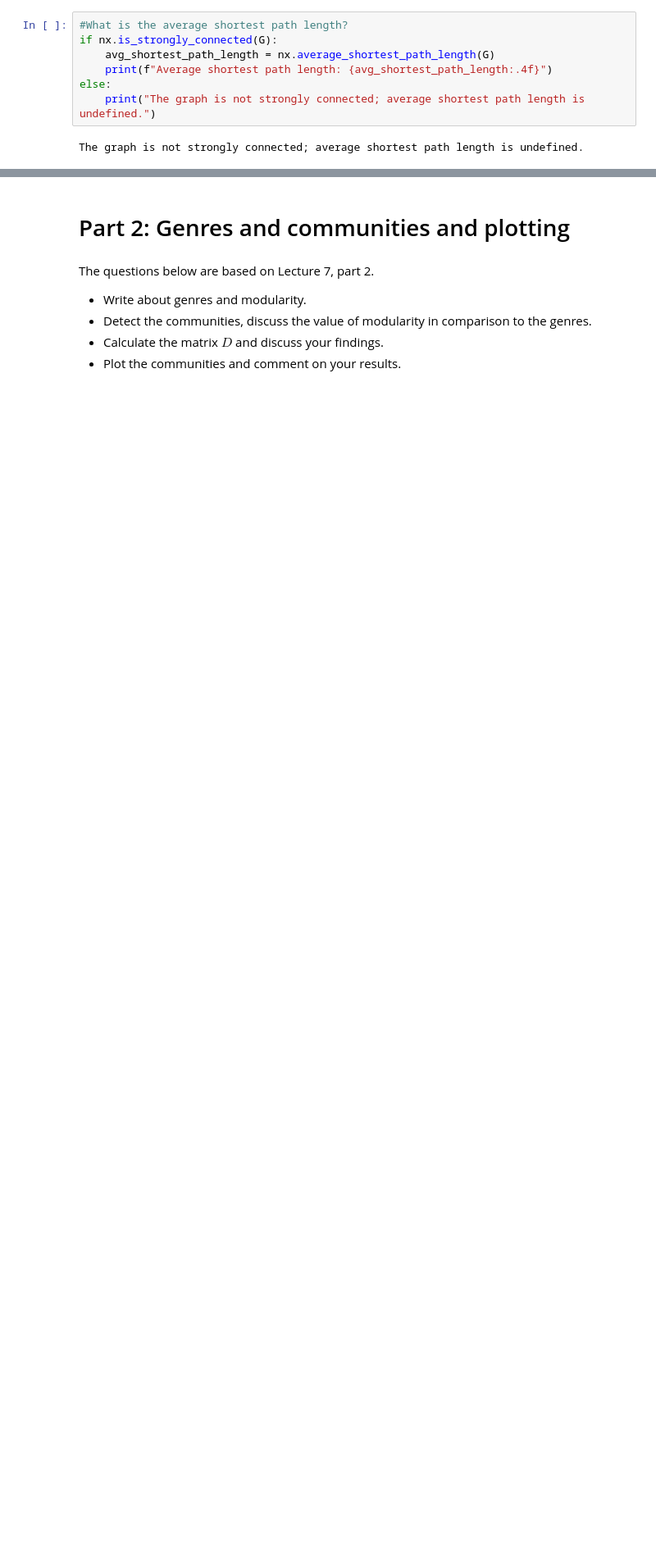
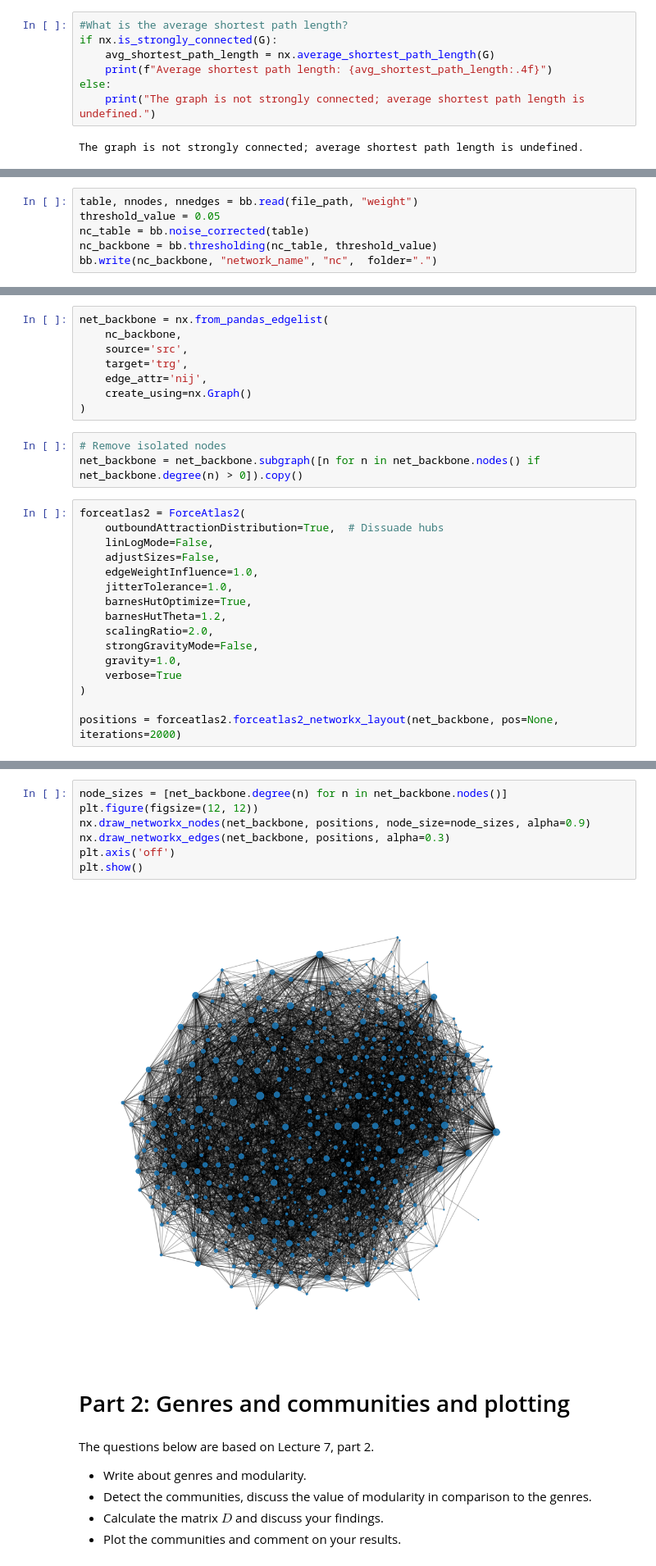
Before and after one commit to GermanButtiero/social_graph_assignment1, a Jupyter notebook: assigment2.ipynb, the cells around one changed output, grey strips where cells are left out. Shown at 82% size. Cells and saved outputs as stored; diff of their text form; blank space fills up the shorter version.

```diff
--- a/assigment2.ipynb
+++ b/assigment2.ipynb
@@ -273,0 +284,6 @@ Attribute assortativity (word_count): -0.0030725551541862647
+# %%
+table, nnodes, nnedges = bb.read(file_path, "weight")
+threshold_value = 0.05
+nc_table = bb.noise_corrected(table)
+nc_backbone = bb.thresholding(nc_table, threshold_value)
+bb.write(nc_backbone, "network_name", "nc",  folder=".")
@@ -273,0 +292,27 @@ Attribute assortativity (word_count): -0.0030725551541862647
+# %%
+net_backbone = nx.from_pandas_edgelist(
+    nc_backbone,
+    source='src',
+    target='trg',
+    edge_attr='nij',
+    create_using=nx.Graph()
+)
+# %%
+# Remove isolated nodes
+net_backbone = net_backbone.subgraph([n for n in net_backbone.nodes() if net_backbone.degree(n) > 0]).copy()
+# %%
+forceatlas2 = ForceAtlas2(
+    outboundAttractionDistribution=True,  # Dissuade hubs
+    linLogMode=False,
+    adjustSizes=False,
+    edgeWeightInfluence=1.0,
+    jitterTolerance=1.0,
+    barnesHutOptimize=True,
+    barnesHutTheta=1.2,
+    scalingRatio=2.0,
+    strongGravityMode=False,
+    gravity=1.0,
+    verbose=True
+)
+
+positions = forceatlas2.forceatlas2_networkx_layout(net_backbone, pos=None, iterations=2000)
@@ -274,3 +325,12 @@ Attribute assortativity (word_count): -0.0030725551541862647
+# %%
+node_sizes = [net_backbone.degree(n) for n in net_backbone.nodes()]
+plt.figure(figsize=(12, 12))
+nx.draw_networkx_nodes(net_backbone, positions, node_size=node_sizes, alpha=0.9)
+nx.draw_networkx_edges(net_backbone, positions, alpha=0.3)
+plt.axis('off')
+plt.show()
+# %% [output]
+[figure, added]
 # %% [markdown]
 # Part 2: Genres and communities and plotting
 # %% [markdown]
```
Also changed, not shown: parts of 9 cells of this notebook, 1 other file.
